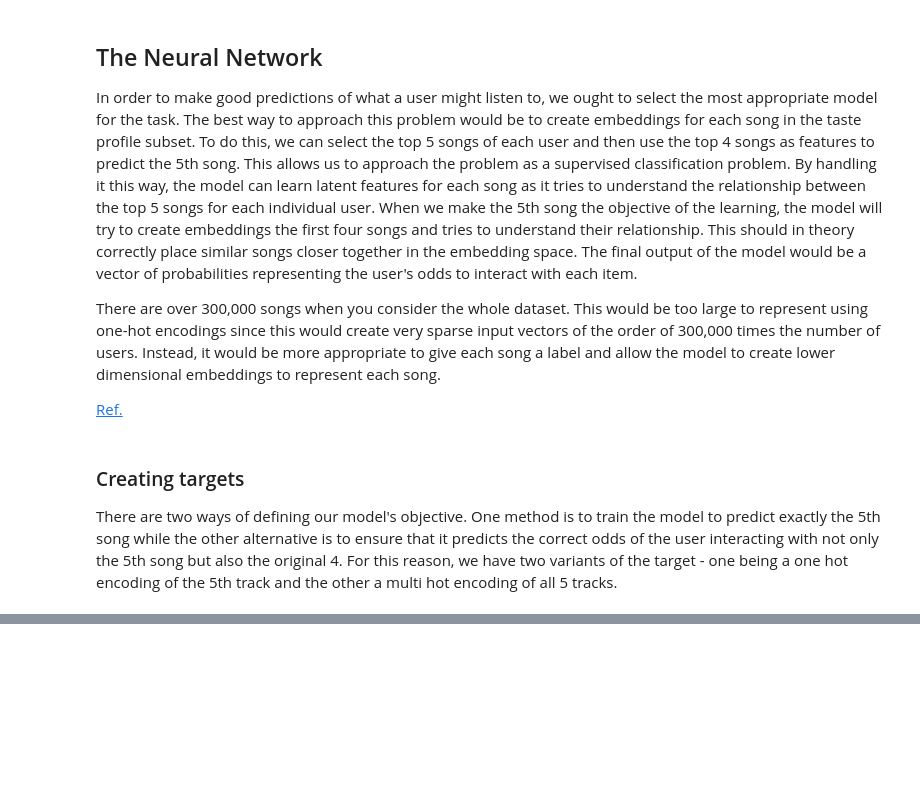
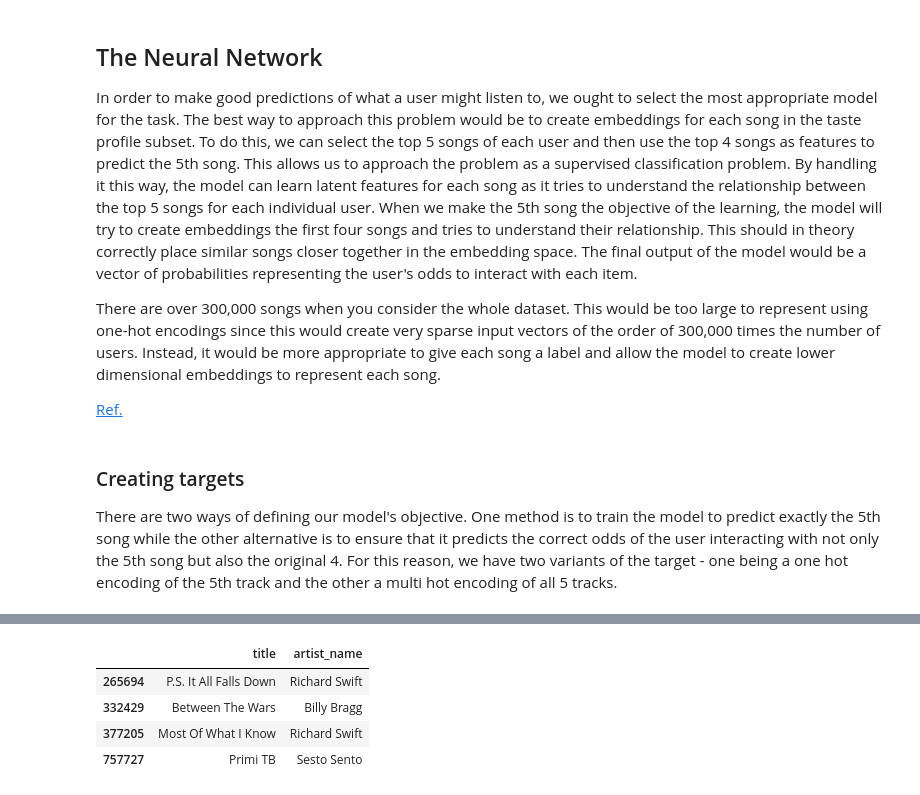
Before and after one commit to Trev241/sounds-like, a Jupyter notebook: notebook.ipynb, the cells around one changed output, grey strips where cells are left out. Saved outputs shown, nothing was run; the diff lists cells and outputs as text; code cells hidden in the pictures; blank space fills up the shorter version.

```diff
--- a/notebook.ipynb
+++ b/notebook.ipynb
@@ -342,0 +547,8 @@ indices=tensor([[   56,    57,    58,  8964,  8969, 41632, 23219, 41633,  7986,
+# %%
+profile_titles[["title", "artist_name"]]
+# %% [output]
+|  | title | artist_name |
+| 265694 | P.S. It All Falls Down | Richard Swift |
+| 332429 | Between The Wars | Billy Bragg |
+| 377205 | Most Of What I Know | Richard Swift |
+| 757727 | Primi TB | Sesto Sento |
```
Also changed, not shown: parts of 27 cells of this notebook, 4 other files.
